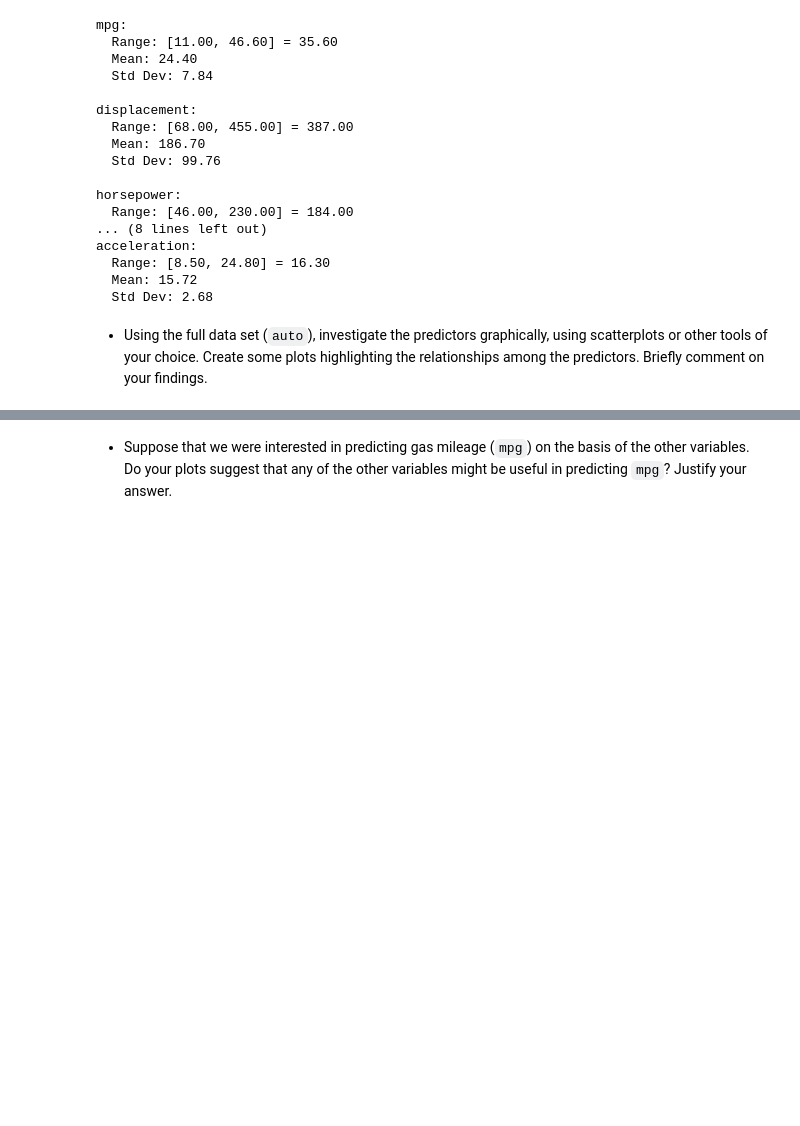
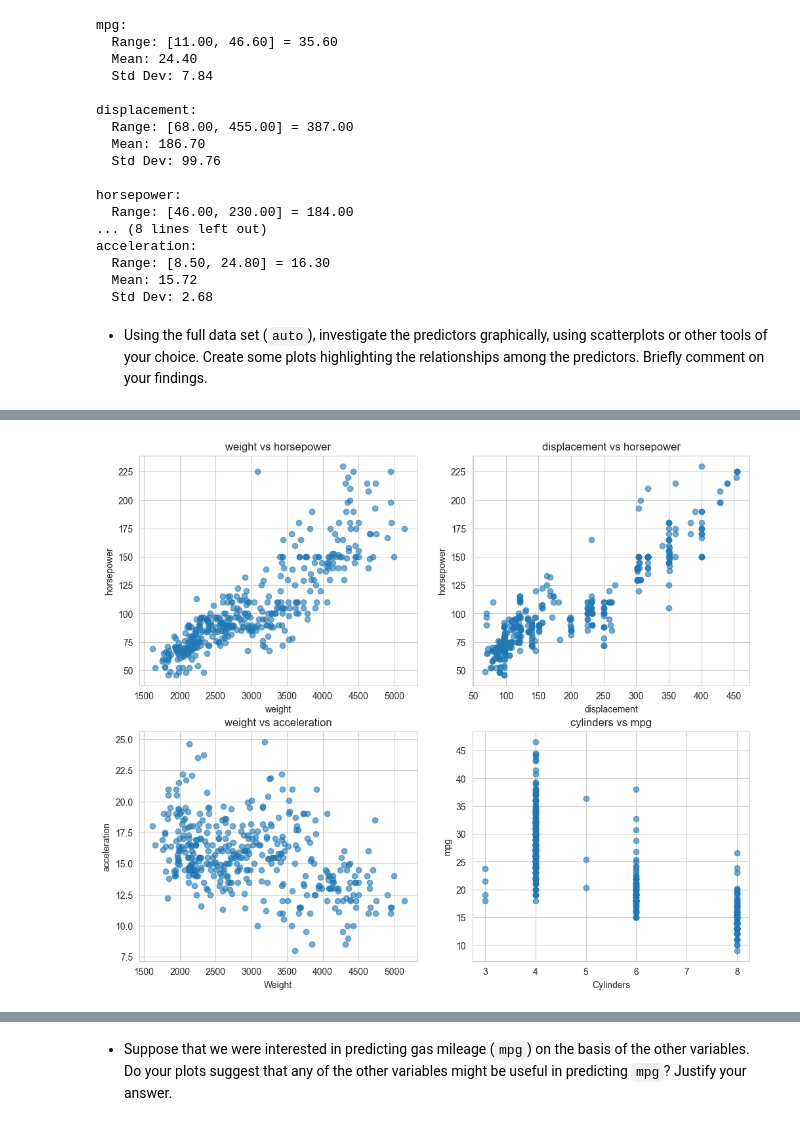
Before and after one commit to YashviKommidi/Machine_learning_26, a Jupyter notebook: KOMMIDI_HW2.ipynb, the cells around one changed output, grey strips where cells are left out. Drawn from its saved outputs; the diff is of its cells as text; code cells hidden in the pictures; blank space fills up the shorter version.

```diff
--- a/KOMMIDI_HW2.ipynb
+++ b/KOMMIDI_HW2.ipynb
@@ -644 +648,36 @@ acceleration:
+# %%
+import matplotlib.pyplot as plt
+from pandas.plotting import scatter_matrix
+
+# few more plots showing relation between different variables
+fig, axes = plt.subplots(2, 2, figsize=(12, 10))
+
+#scatterplot between weight and horsepower
+axes[0, 0].scatter(auto['weight'], auto['horsepower'], alpha=0.6)
+axes[0, 0].set_xlabel('weight')
+axes[0, 0].set_ylabel('horsepower')
+axes[0, 0].set_title('weight vs horsepower')
+
+#scatterplot between discplacement and horsepower
+axes[0, 1].scatter(auto['displacement'], auto['horsepower'], alpha=0.6)
+axes[0, 1].set_xlabel('displacement')
+axes[0, 1].set_ylabel('horsepower')
+axes[0, 1].set_title('displacement vs horsepower')
+
+#scatterplot between weight and acceleration
+axes[1, 0].scatter(auto['weight'], auto['acceleration'], alpha=0.6)
+axes[1, 0].set_xlabel('Weight')
+axes[1, 0].set_ylabel('acceleration')
+axes[1, 0].set_title('weight vs acceleration')
+
+#scatterplot between cylinders and mpg
+axes[1, 1].scatter(auto['cylinders'], auto['mpg'], alpha=0.6)
+axes[1, 1].set_xlabel('Cylinders')
+axes[1, 1].set_ylabel('mpg')
+axes[1, 1].set_title('cylinders vs mpg')
+
+
+plt.show()
+# %% [output]
+[figure, added]
 # %% [markdown]
```
Also changed, not shown: parts of 4 cells of this notebook.
